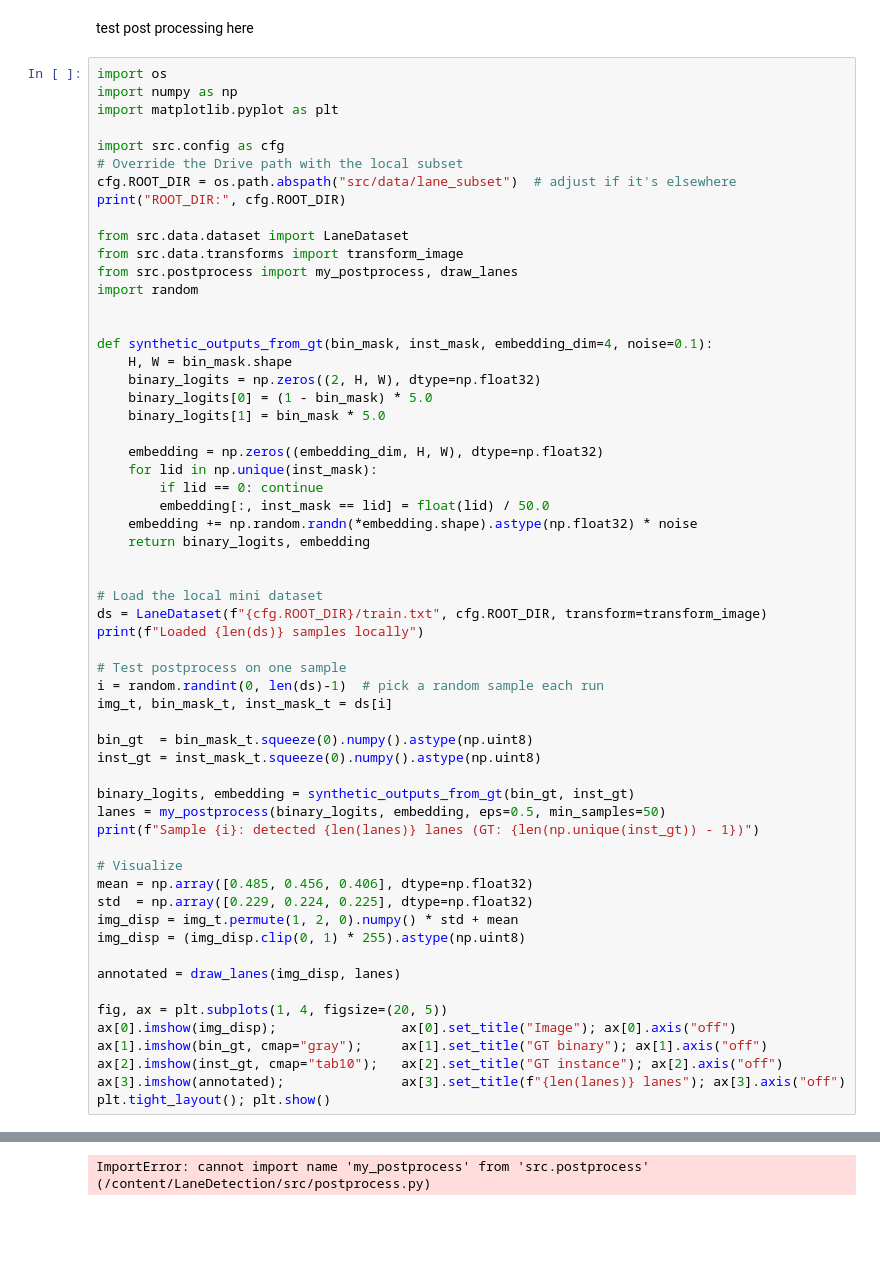
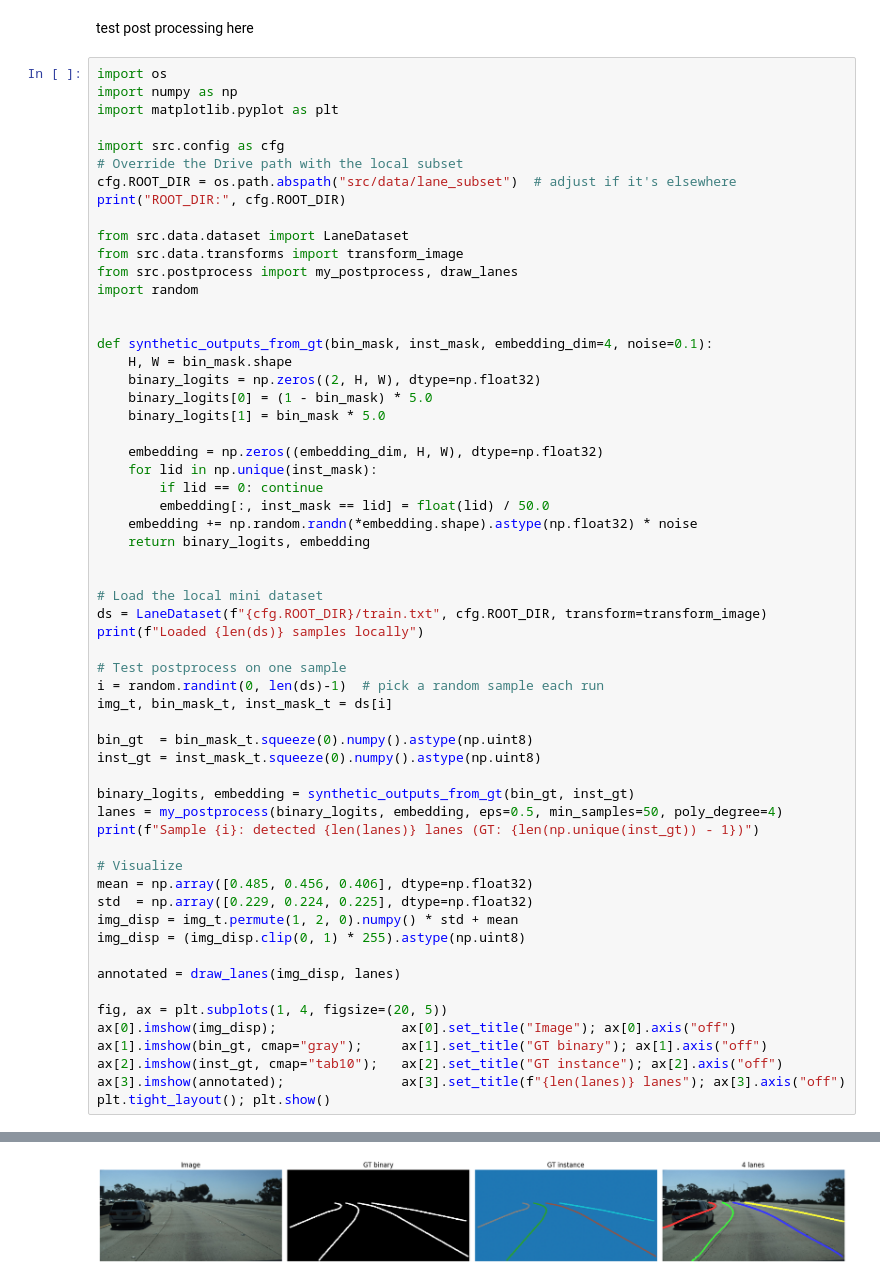
Before and after one commit to abdullahtapanci/LaneDetection, a Jupyter notebook: trial.ipynb, the cells around one changed output, grey strips where cells are left out. Drawn from its saved outputs; the diff is of its cells as text; blank space fills up the shorter version.

```diff
--- a/trial.ipynb
+++ b/trial.ipynb
@@ -381,7 +418,7 @@ bin_gt  = bin_mask_t.squeeze(0).numpy().astype(np.uint8)
 inst_gt = inst_mask_t.squeeze(0).numpy().astype(np.uint8)
 
 binary_logits, embedding = synthetic_outputs_from_gt(bin_gt, inst_gt)
-lanes = my_postprocess(binary_logits, embedding, eps=0.5, min_samples=50)
+lanes = my_postprocess(binary_logits, embedding, eps=0.5, min_samples=50, poly_degree=4)
 print(f"Sample {i}: detected {len(lanes)} lanes (GT: {len(np.unique(inst_gt)) - 1})")
 
 # Visualize
@@ -403 +442 @@ ROOT_DIR: /content/LaneDetection/src/data/lane_subset
-ImportError: cannot import name 'my_postprocess' from 'src.postprocess' (/content/LaneDetection/src/postprocess.py)
+[figure, added]
```
Also changed, not shown: parts of 5 cells of this notebook, 4 other files.
